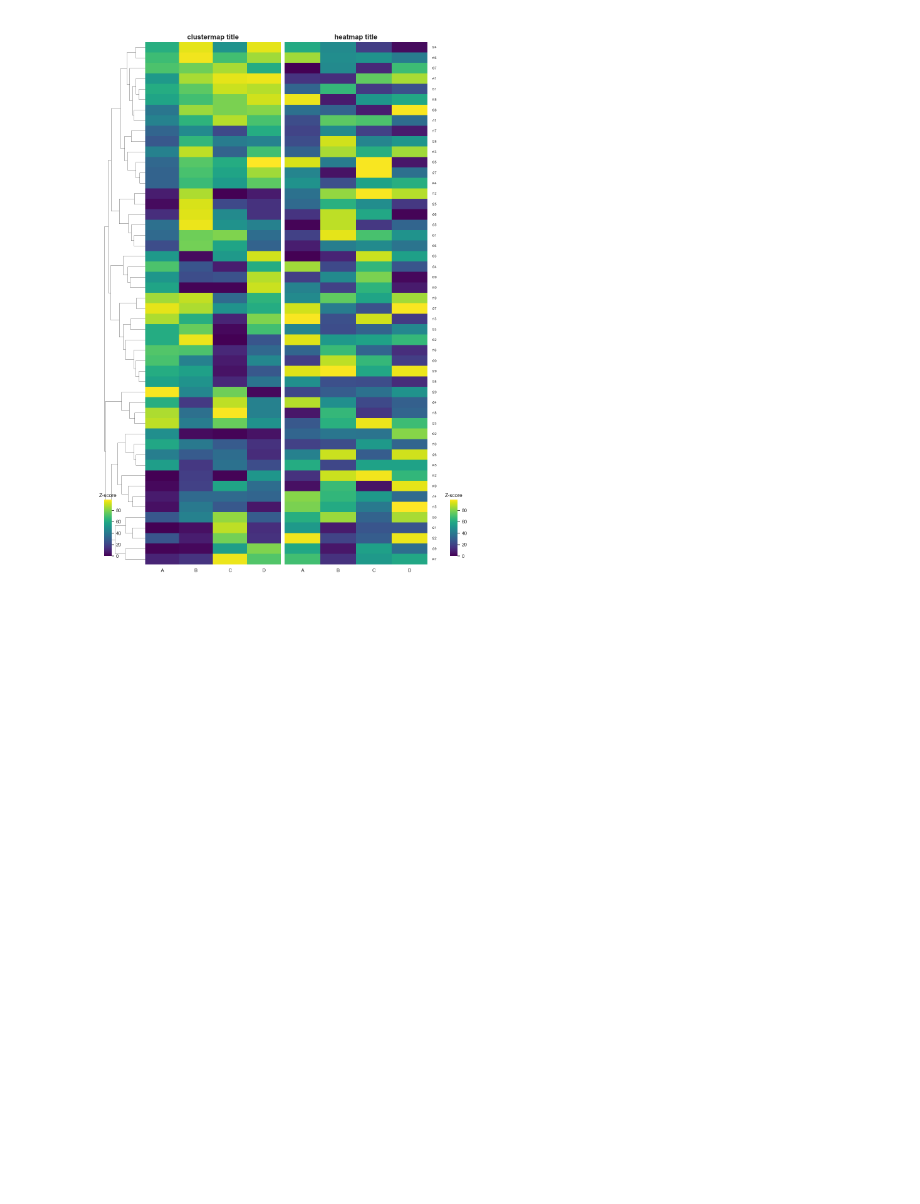
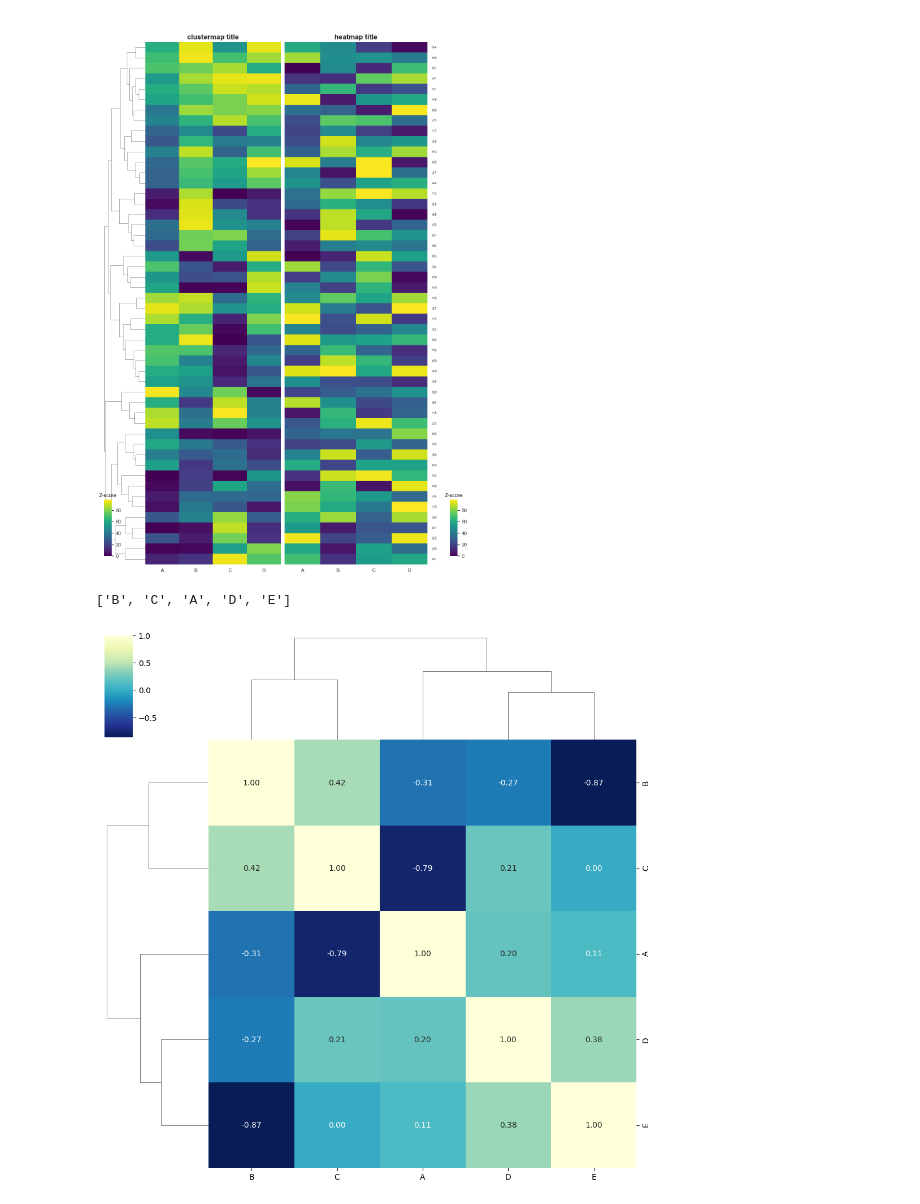
Before and after one commit to Versus-91/mlfit, a Jupyter notebook: frontend/test.ipynb, the cells around one changed output. Saved outputs shown, nothing was run; the diff lists cells and outputs as text; code cells hidden in the pictures; blank space fills up the shorter version.

```diff
--- a/frontend/test.ipynb
+++ b/frontend/test.ipynb
@@ -79,3 +79,27 @@ cbar_2_ax.set_title('Z-score')
 plt.show()
 # %% [output]
 [figure]
+# %%
+import seaborn as sns
+import pandas as pd
+import numpy as np
+
+# Example DataFrame
+np.random.seed(42)
+data = np.random.rand(5, 5)
+df = pd.DataFrame(data, columns=["A", "B", "C", "D", "E"])
+
+# Create a clustermap
+plot = sns.clustermap(df.corr(), cmap="YlGnBu_r", annot=True, fmt=".2f")
+
+# Get the reordered indices for rows and columns
+reordered_index = plot.dendrogram_row.reordered_ind
+reordered_columns = plot.dendrogram_col.reordered_ind
+
+# Use these indices to reorder the original correlation matrix
+clustered_corr = df.corr().iloc[reordered_index, :].iloc[:, reordered_columns]
+
+print(clustered_corr.columns.tolist())
+# %% [output]
+['B', 'C', 'A', 'D', 'E']
+[figure, added]
```
Also changed, not shown: parts of 2 cells of this notebook, 5 other files.
